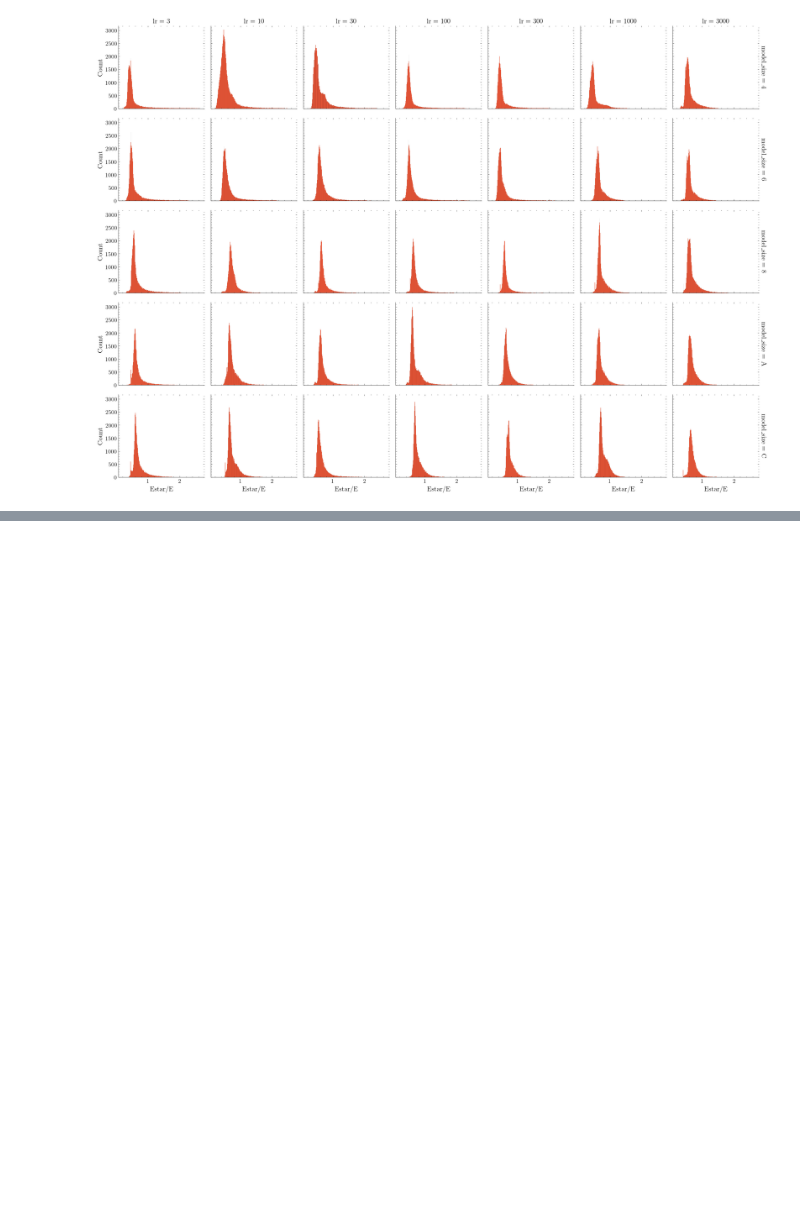
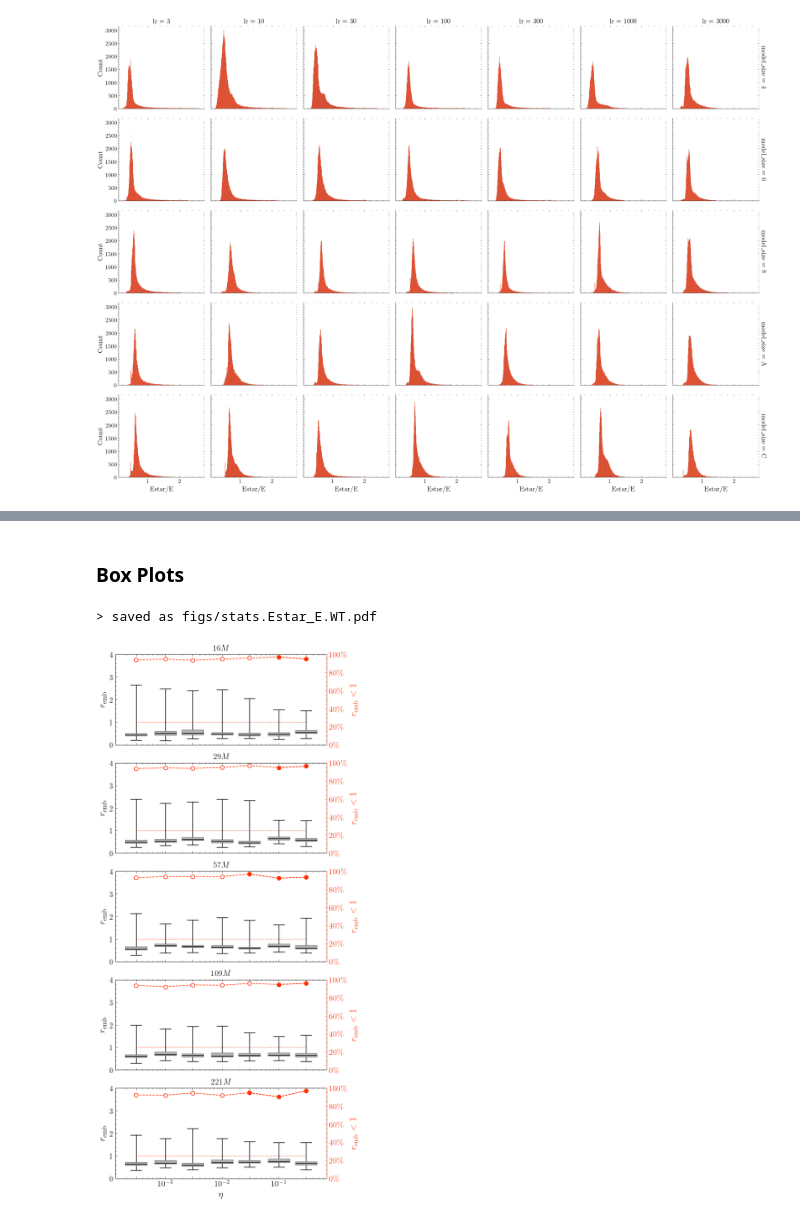
Before and after one commit to flxst/output-embedding-centering, a Jupyter notebook: results/Analyze_All_Model_Embeddings.ipynb, the cells around one changed output, grey strips where cells are left out. Cells and saved outputs as stored; diff of their text form; code cells hidden in the pictures; blank space fills up the shorter version.

```diff
--- a/results/Analyze_All_Model_Embeddings.ipynb
+++ b/results/Analyze_All_Model_Embeddings.ipynb
@@ -717,0 +835,11 @@ _ = g.map(sns.histplot, "Estar/E", color=CLR)
+# %%
+QUANTITIES_SPECIAL = ['Estar/E']
+# %%
+percentage = {k: {} for k in QUANTITIES_SPECIAL}
+df_all['percentage_Estar/E'] = df_all['Estar/E'].apply(lambda x: x < 1)
+for label in LABELS:
+    _df = df_all[df_all['model_size'] == label[0]]
+    _df = _df[_df['lr'] == int(label[1])]
+    percentage['Estar/E'][(label[0], LR_MAPPING[label[1]])] = float(_df['percentage_Estar/E'].mean())
+
+percentage
@@ -717,0 +864,4 @@ _ = g.map(sns.histplot, "Estar/E", color=CLR)
+# %%
+df_all_float = df_all.copy()
+df_all_float['lr'] = df_all_float['lr'].apply(lambda x: x/10000.)
+df_all_float
@@ -717,0 +882,2 @@ _ = g.map(sns.histplot, "Estar/E", color=CLR)
+# %% [markdown]
+### Box Plots
@@ -717,0 +957,14 @@ _ = g.map(sns.histplot, "Estar/E", color=CLR)
+# %%
+plot_box(
+    'Estar/E',
+    MODEL_SIZES,
+    MODEL_SIZES_LABELS,
+    r'$r_{\rm emb}$',
+    r'$r_{\rm emb} < 1$',
+    df_all_float,
+    diverged=DIVERGED[VARIANT_ANALYSIS],
+    save_as=f'stats.Estar_E{WT}.{FIGURE_FORMAT}',
+)
+# %% [output]
+> saved as figs/stats.Estar_E.WT.pdf
+[figure, added]
```
Also changed, not shown: parts of 25 cells of this notebook, 11 other files.
